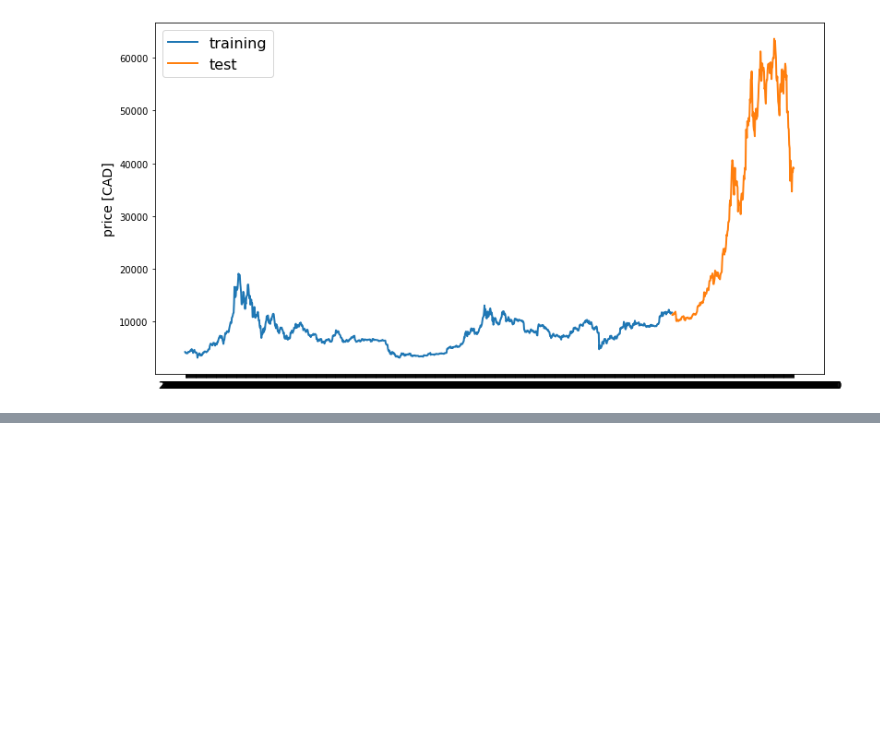
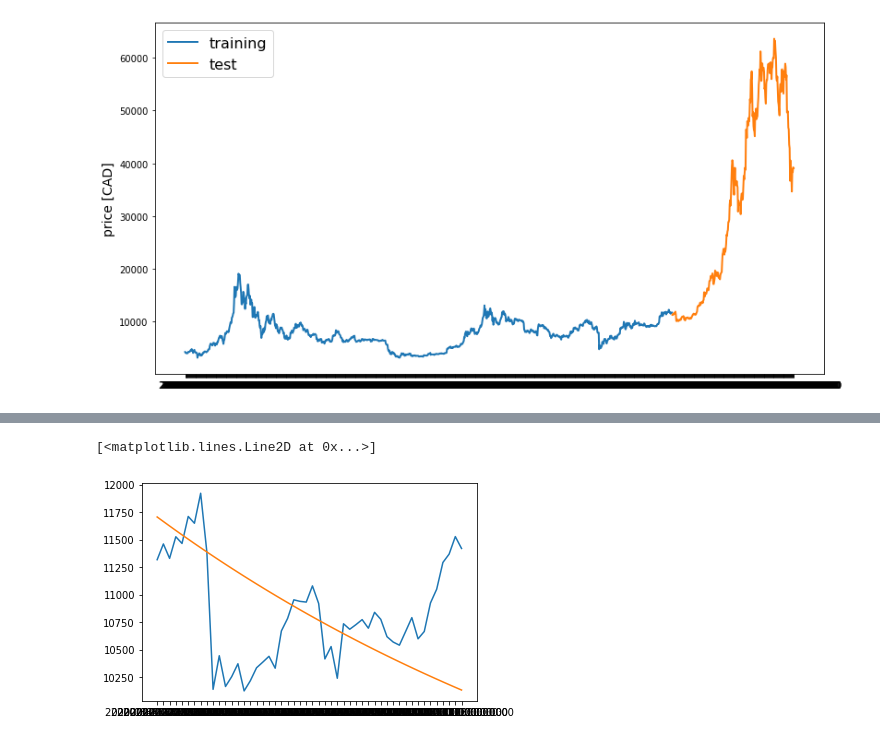
Before and after one commit to akhil14shukla/Crypto-Prediction, a Jupyter notebook: Crypto_1.ipynb, the cells around one changed output, grey strips where cells are left out. Drawn from its saved outputs; the diff is of its cells as text; code cells hidden in the pictures; blank space fills up the shorter version.

```diff
--- a/Crypto_1.ipynb
+++ b/Crypto_1.ipynb
@@ -155,4 +172,4 @@ adf_test.should_diff(df.close)
 # %%
-arima_model=auto_arima(train.close.iloc[:-100], start_p=0, d=1,start_q=0, max_p=5,max_d=5,max_q=5,seasonal_test=True,error_action='warn', trace=True, suppress_warnings=True, stepwise=True, n_jobs=-1)
+arima_model=auto_arima(train.close, start_p=1, d=1,start_q=1, max_p=5,max_d=5,max_q=5,start_P=0, start_Q=0, maxx_P=10, max_Q=10,D=1, max_D=10,error_action='warn', trace=True, suppress_warnings=True, stepwise=True)
 # %% [output]
 Performing stepwise search to minimize aic
@@ -175,6 +184,6 @@ Total fit time: 10.039 seconds
 # %%
-arima_model.fit(train.close.iloc[-100])
-predictions = pd.DataFrame(arima_model.predict(n_periods=10))
+arima_model.fit(train.close)
+predictions = pd.DataFrame(arima_model.predict(n_periods=50))
 predictions.columns = ['close']
 predictions
 # %% [output]
@@ -182,3 +207,6 @@ TypeError: Singleton array array(6700.) cannot be considered a valid collection.
 # %%
-plt.plot(test.close.iloc[:10])
+plt.plot(test.close.iloc[:50])
 plt.plot(predictions)
+# %% [output]
+[<matplotlib.lines.Line2D at 0x...>]
+[figure, added]
```
Also changed, not shown: parts of 10 cells of this notebook.
